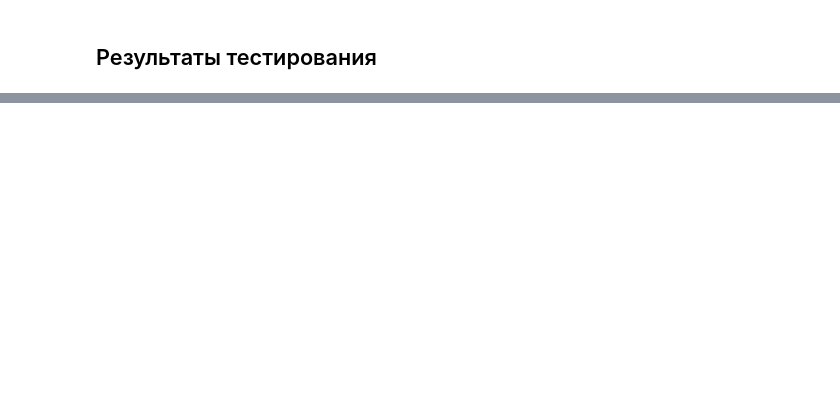
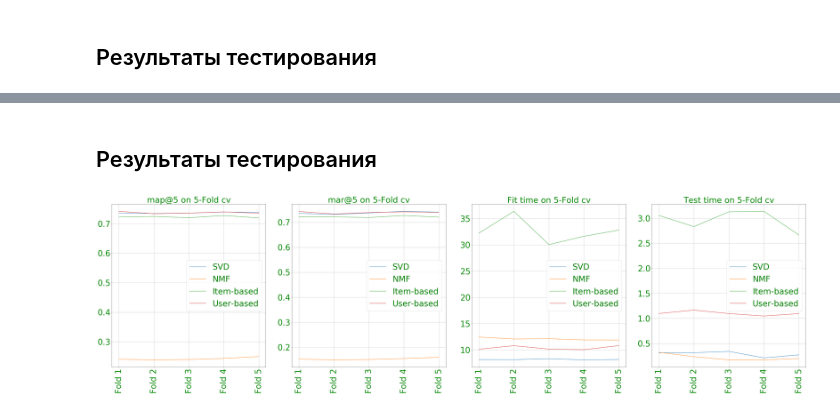
Before and after one commit to IooHooI/RECOMMENDATION_SYSTEMS_1, a Jupyter notebook: notebooks/EXPLICIT_TASK_SOLUTION.ipynb, the cells around one changed output, grey strips where cells are left out. Cells and saved outputs as stored; diff of their text form; code cells hidden in the pictures; blank space fills up the shorter version.

```diff
--- a/notebooks/EXPLICIT_TASK_SOLUTION.ipynb
+++ b/notebooks/EXPLICIT_TASK_SOLUTION.ipynb
@@ -194,0 +185,8 @@ plot_mean_results(
+# %%
+sim_options = {
+    'name': 'cosine',
+    'user_based': False
+}
+algo_knn = KNNBasic(k=5, sim_options=sim_options)
+# %%
+knn_item_based_cv = my_cross_validation(algo_knn, data, k=5, threshold=7, n_splits=5, verbose=True)
@@ -194,0 +213,8 @@ plot_mean_results(
+# %%
+sim_options = {
+    'name': 'cosine',
+    'user_based': True
+}
+algo_knn = KNNBasic(k=5, sim_options=sim_options)
+# %%
+knn_user_based_cv = my_cross_validation(algo_knn, data, k=5, threshold=7, n_splits=5, verbose=True)
@@ -194,0 +239,10 @@ plot_mean_results(
+# %% [markdown]
+## Результаты тестирования
+# %%
+plot_results(
+    [svd_cv, nmf_cv, knn_item_based_cv, knn_user_based_cv],
+    ['SVD', 'NMF', 'Item-based', 'User-based'],
+    ['Fold 1', 'Fold 2', 'Fold 3', 'Fold 4', 'Fold 5']
+)
+# %% [output]
+[figure, added]
```
Also changed, not shown: parts of 33 cells of this notebook, 5 other files.
